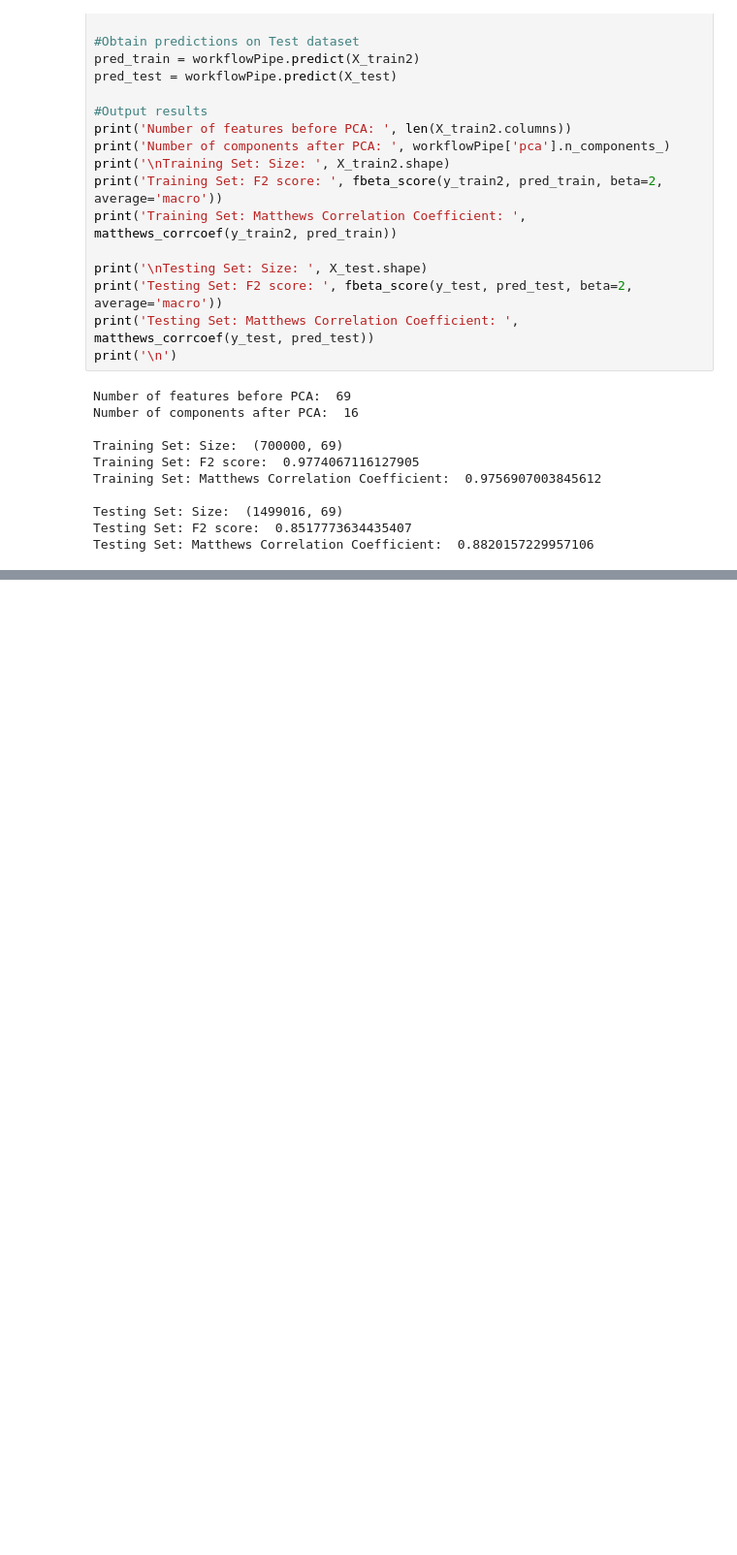
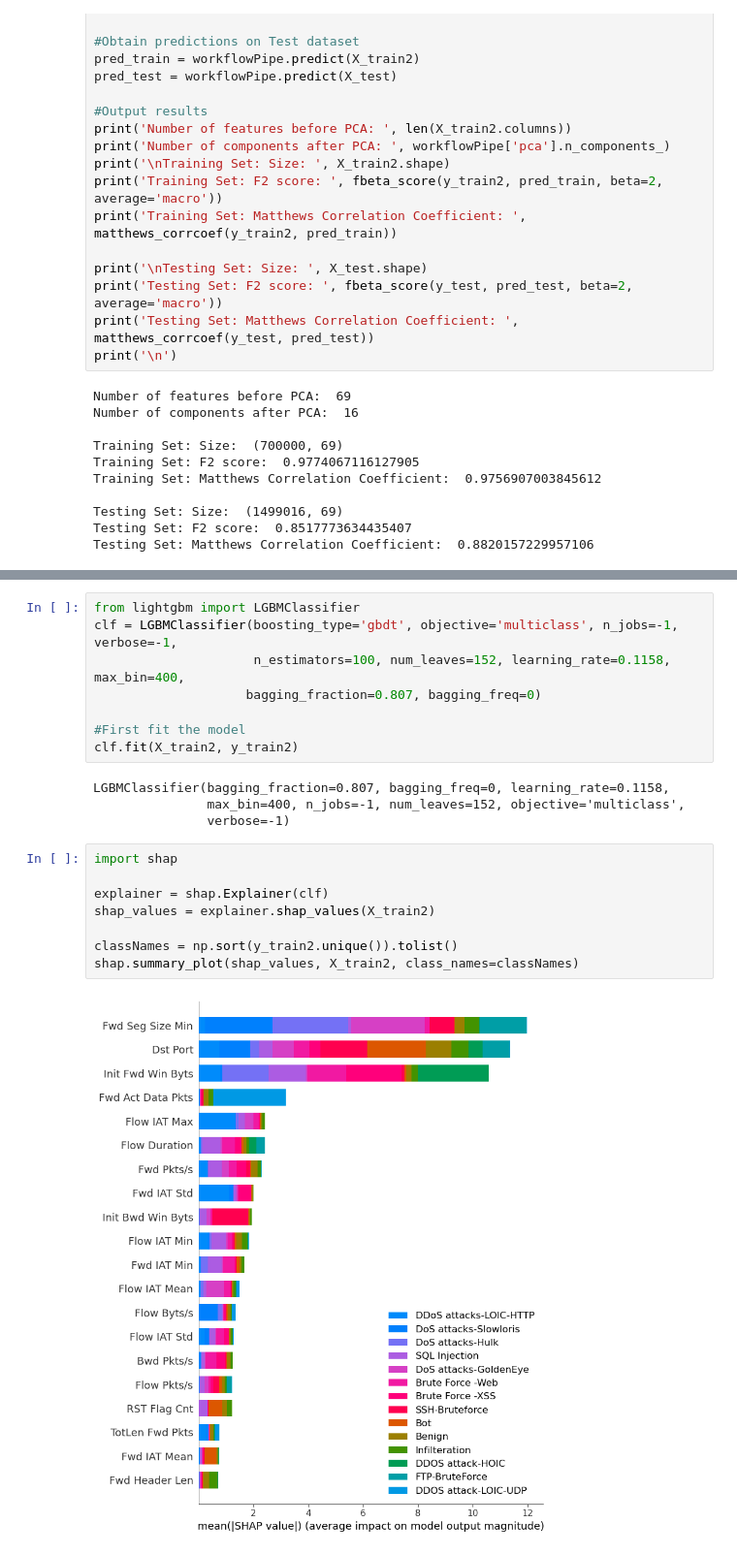
Before and after one commit to Hey-DJ/ML-IntrusionDetection, a Jupyter notebook: 5.Experiments.ipynb, the cells around one changed output, grey strips where cells are left out. Shown at 97% size. Drawn from its saved outputs; the diff is of its cells as text; blank space fills up the shorter version.

```diff
--- a/5.Experiments.ipynb
+++ b/5.Experiments.ipynb
@@ -912,0 +1010,22 @@ Testing Set: Matthews Correlation Coefficient:  0.8820157229957106
+# %%
+from lightgbm import LGBMClassifier
+clf = LGBMClassifier(boosting_type='gbdt', objective='multiclass', n_jobs=-1, verbose=-1,
+                     n_estimators=100, num_leaves=152, learning_rate=0.1158, max_bin=400,
+                    bagging_fraction=0.807, bagging_freq=0)
+
+#First fit the model
+clf.fit(X_train2, y_train2)
+# %% [output]
+LGBMClassifier(bagging_fraction=0.807, bagging_freq=0, learning_rate=0.1158,
+               max_bin=400, n_jobs=-1, num_leaves=152, objective='multiclass',
+               verbose=-1)
+# %%
+import shap
+
+explainer = shap.Explainer(clf)
+shap_values = explainer.shap_values(X_train2)
+
+classNames = np.sort(y_train2.unique()).tolist()
+shap.summary_plot(shap_values, X_train2, class_names=classNames)
+# %% [output]
+[figure, added]
```
Also changed, not shown: parts of 31 cells of this notebook, 4 other files.
